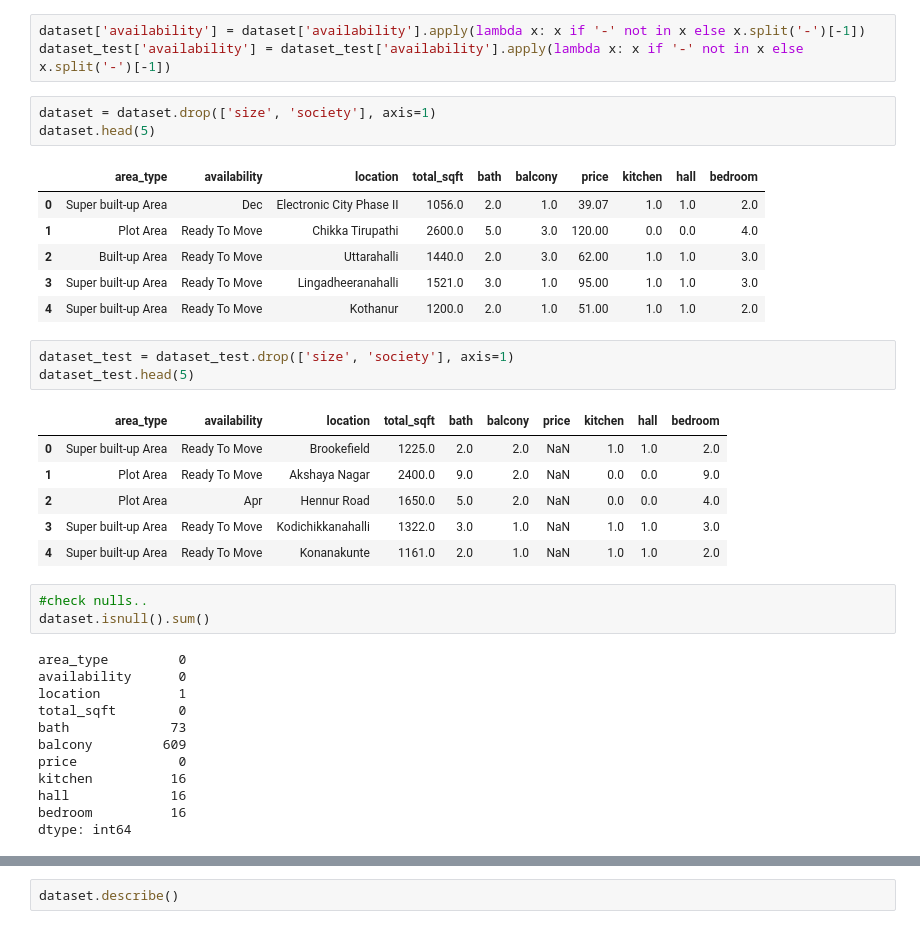
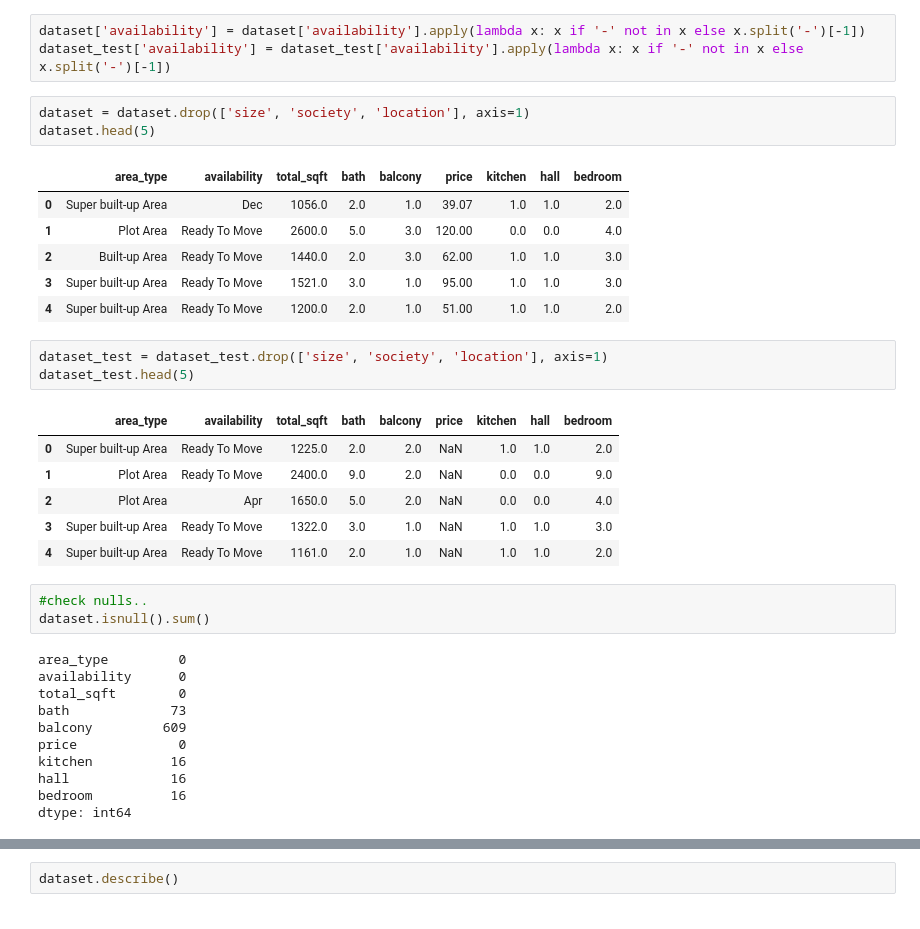
Before and after one commit to abhishakvarshney/Predicting-House-Prices-In-Bengaluru, a Jupyter notebook: Predicting_House_Prices_In_Bengaluru.ipynb, the cells around one changed output, grey strips where cells are left out. Saved outputs shown, nothing was run; the diff lists cells and outputs as text.

```diff
--- a/Predicting_House_Prices_In_Bengaluru.ipynb
+++ b/Predicting_House_Prices_In_Bengaluru.ipynb
@@ -150,32 +148,31 @@ dataset_test['bedroom'] = dataset_test['bedroom'].astype(float)
 dataset['availability'] = dataset['availability'].apply(lambda x: x if '-' not in x else x.split('-')[-1])
 dataset_test['availability'] = dataset_test['availability'].apply(lambda x: x if '-' not in x else x.split('-')[-1])
 # %%
-dataset = dataset.drop(['size', 'society'], axis=1)
+dataset = dataset.drop(['size', 'society', 'location'], axis=1)
 dataset.head(5)
 # %% [output]
-|  | area_type | availability | location | total_sqft | bath | balcony | price | kitchen | hall | bedroom |
-| 0 | Super built-up Area | Dec | Electronic City Phase II | 1056.0 | 2.0 | 1.0 | 39.07 | 1.0 | 1.0 | 2.0 |
-| 1 | Plot Area | Ready To Move | Chikka Tirupathi | 2600.0 | 5.0 | 3.0 | 120.00 | 0.0 | 0.0 | 4.0 |
-| 2 | Built-up Area | Ready To Move | Uttarahalli | 1440.0 | 2.0 | 3.0 | 62.00 | 1.0 | 1.0 | 3.0 |
-| 3 | Super built-up Area | Ready To Move | Lingadheeranahalli | 1521.0 | 3.0 | 1.0 | 95.00 | 1.0 | 1.0 | 3.0 |
-| 4 | Super built-up Area | Ready To Move | Kothanur | 1200.0 | 2.0 | 1.0 | 51.00 | 1.0 | 1.0 | 2.0 |
+|  | area_type | availability | total_sqft | bath | balcony | price | kitchen | hall | bedroom |
+| 0 | Super built-up Area | Dec | 1056.0 | 2.0 | 1.0 | 39.07 | 1.0 | 1.0 | 2.0 |
+| 1 | Plot Area | Ready To Move | 2600.0 | 5.0 | 3.0 | 120.00 | 0.0 | 0.0 | 4.0 |
+| 2 | Built-up Area | Ready To Move | 1440.0 | 2.0 | 3.0 | 62.00 | 1.0 | 1.0 | 3.0 |
+| 3 | Super built-up Area | Ready To Move | 1521.0 | 3.0 | 1.0 | 95.00 | 1.0 | 1.0 | 3.0 |
+| 4 | Super built-up Area | Ready To Move | 1200.0 | 2.0 | 1.0 | 51.00 | 1.0 | 1.0 | 2.0 |
 # %%
-dataset_test = dataset_test.drop(['size', 'society'], axis=1)
+dataset_test = dataset_test.drop(['size', 'society', 'location'], axis=1)
 dataset_test.head(5)
 # %% [output]
-|  | area_type | availability | location | total_sqft | bath | balcony | price | kitchen | hall | bedroom |
-| 0 | Super built-up Area | Ready To Move | Brookefield | 1225.0 | 2.0 | 2.0 | NaN | 1.0 | 1.0 | 2.0 |
-| 1 | Plot Area | Ready To Move | Akshaya Nagar | 2400.0 | 9.0 | 2.0 | NaN | 0.0 | 0.0 | 9.0 |
-| 2 | Plot Area | Apr | Hennur Road | 1650.0 | 5.0 | 2.0 | NaN | 0.0 | 0.0 | 4.0 |
-| 3 | Super built-up Area | Ready To Move | Kodichikkanahalli | 1322.0 | 3.0 | 1.0 | NaN | 1.0 | 1.0 | 3.0 |
-| 4 | Super built-up Area | Ready To Move | Konanakunte | 1161.0 | 2.0 | 1.0 | NaN | 1.0 | 1.0 | 2.0 |
+|  | area_type | availability | total_sqft | bath | balcony | price | kitchen | hall | bedroom |
+| 0 | Super built-up Area | Ready To Move | 1225.0 | 2.0 | 2.0 | NaN | 1.0 | 1.0 | 2.0 |
+| 1 | Plot Area | Ready To Move | 2400.0 | 9.0 | 2.0 | NaN | 0.0 | 0.0 | 9.0 |
+| 2 | Plot Area | Apr | 1650.0 | 5.0 | 2.0 | NaN | 0.0 | 0.0 | 4.0 |
+| 3 | Super built-up Area | Ready To Move | 1322.0 | 3.0 | 1.0 | NaN | 1.0 | 1.0 | 3.0 |
+| 4 | Super built-up Area | Ready To Move | 1161.0 | 2.0 | 1.0 | NaN | 1.0 | 1.0 | 2.0 |
 # %%
 #check nulls..
 dataset.isnull().sum()
 # %% [output]
 area_type         0
 availability      0
-location          1
 total_sqft        0
 bath             73
 balcony         609
```
Also changed, not shown: parts of 25 cells of this notebook.
